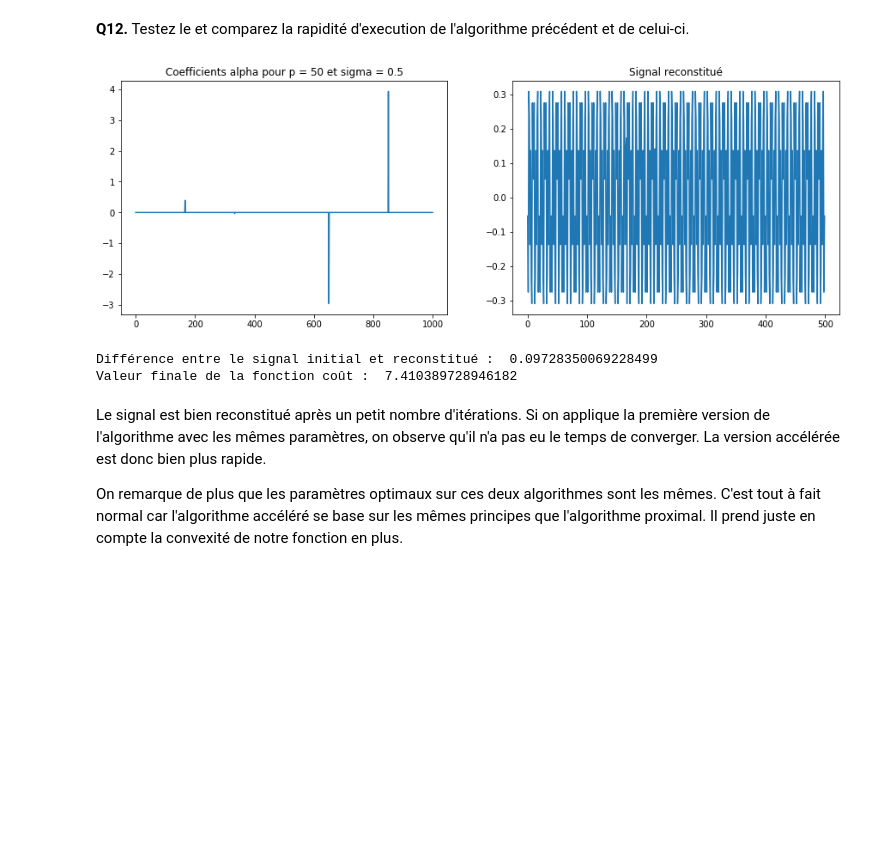
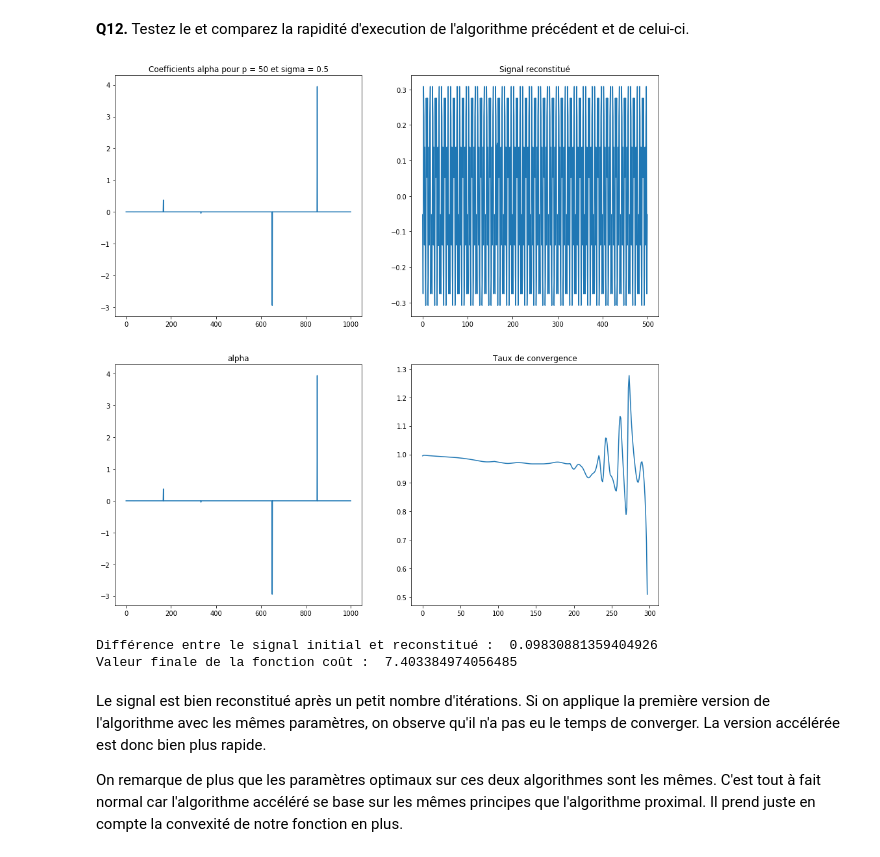
Before and after one commit to PaulCharnay/Opti_4A_S2, a Jupyter notebook: TP2_CompressiveSensing.ipynb, the cells around one changed output. Drawn from its saved outputs; the diff is of its cells as text; code cells hidden in the pictures; blank space fills up the shorter version.

Commit message:
convergence rate sur les alpha et plus sur les x

```diff
--- a/TP2_CompressiveSensing.ipynb
+++ b/TP2_CompressiveSensing.ipynb
@@ -506,6 +506,8 @@ def Nesterov(A, y, sigma, nit):
     t = 2 / L
     CF = []
     alpha = np.zeros(np.shape(A)[1] * 2)
+    alpha_k = np.zeros((nit, len(alpha)))
+    cv_rate = np.zeros(nit-2)
     for k in range(nit):
         a = 1 / 2 * (t + np.sqrt(t ** 2 + 4 * t * B))
         v = prox(alpha0 - g, B)
@@ -516,30 +518,41 @@ def Nesterov(A, y, sigma, nit):
         g += a * grad_J_alpha
         B += a
         CF.append(npl.norm(alpha, 1) + sigma / 2 * (npl.norm(np.dot(A, Psi(alpha)) - y)) ** 2)
+        alpha_k[k, :] = np.copy(alpha)
     x = Psi(alpha)
-    return alpha, x, CF # ici aussi du coup il faudrait rajouter cv_rate?
+    for j in range(len(cv_rate)):
+        cv_rate[j] = npl.norm(alpha_k[j+1, :]-alpha, 2)/npl.norm(alpha_k[j, :]-alpha, 2)
+    return alpha, x, CF, cv_rate
 # %% [markdown]
 **Q12.** Testez le et comparez la rapidité d'execution de l'algorithme précédent et de celui-ci.
 # %%
 sigma = 0.5
 p = 50
 A, y, x, n = Init(500, p)
-nit = 1000
+nit = 300
 
-alpha, xtilde, CF = Nesterov(A, y, sigma, nit)
-fig, (ax1, ax2) = plt.subplots(1, 2, figsize=(15, 5))
-ax1.plot(alpha)
-ax1.set_title("Coefficients alpha pour p = " + str(p) + " et sigma = " + str(sigma))
-ax2.plot(xtilde)
-ax2.set_title("Signal reconstitué")
+alpha, xtilde, CF, cv_rate = Nesterov(A, y, sigma, nit)
+fig, ax = plt.subplots(2, 2, figsize=(15, 15))
+ax[0,0].plot(alpha)
+ax[0,0].set_title("Coefficients alpha pour p = " + str(p) + " et sigma = " + str(sigma))
+
+ax[0,1].plot(xtilde)
+ax[0,1].set_title("Signal reconstitué")
+
+ax[1,0].plot(alpha)
+ax[1,0].set_title("alpha")
+
+ax[1,1].plot(cv_rate)
+ax[1,1].set_title("Taux de convergence")
+
 plt.show()
 dif = npl.norm(x - xtilde)
 print("Différence entre le signal initial et reconstitué : ", dif)
 print("Valeur finale de la fonction coût : ", CF[-1])
 # %% [output]
-[figure, old version]
+[figure, new version]
-Différence entre le signal initial et reconstitué :  0.09728350069228499
-Valeur finale de la fonction coût :  7.410389728946182
+Différence entre le signal initial et reconstitué :  0.09830881359404926
+Valeur finale de la fonction coût :  7.403384974056485
 # %% [markdown]
 Le signal est bien reconstitué après un petit nombre d'itérations.
 Si on applique la première version de l'algorithme avec les mêmes paramètres, on observe qu'il n'a pas eu le temps de converger. La version accélérée est donc bien plus rapide.
```
Also changed, not shown: parts of 1 cell of this notebook.
